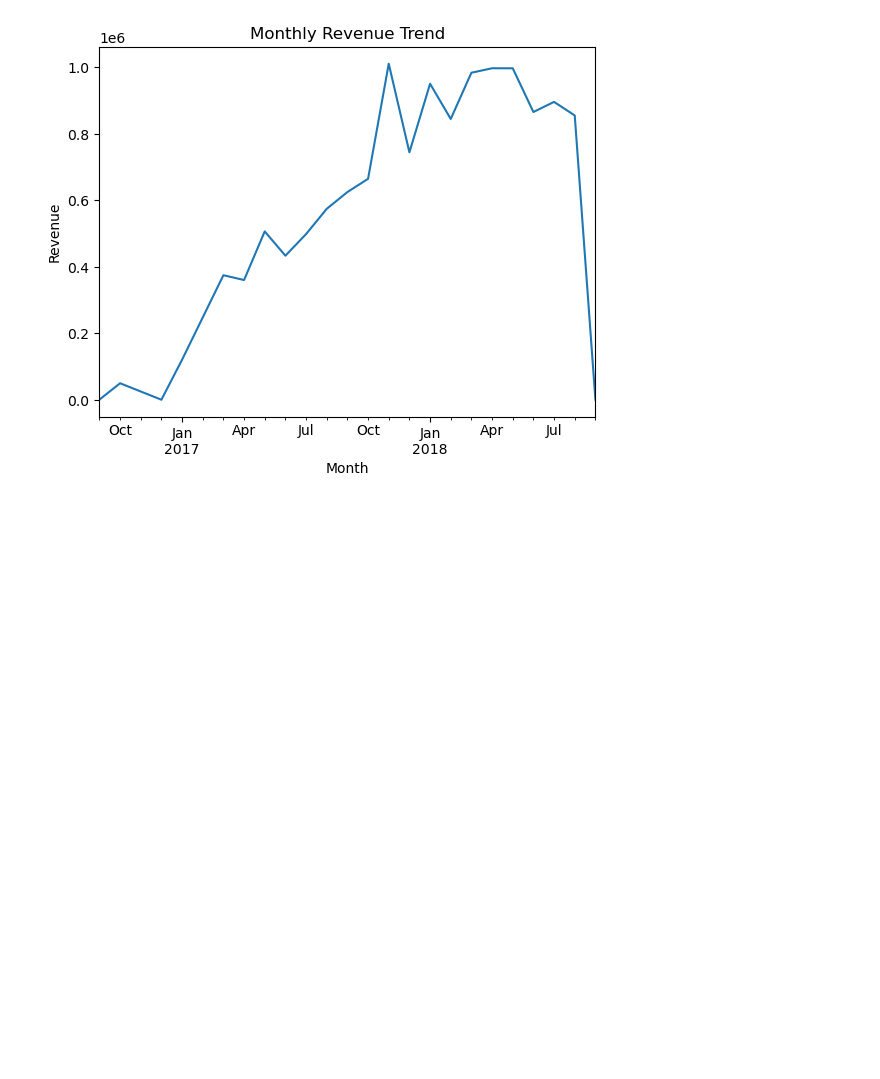
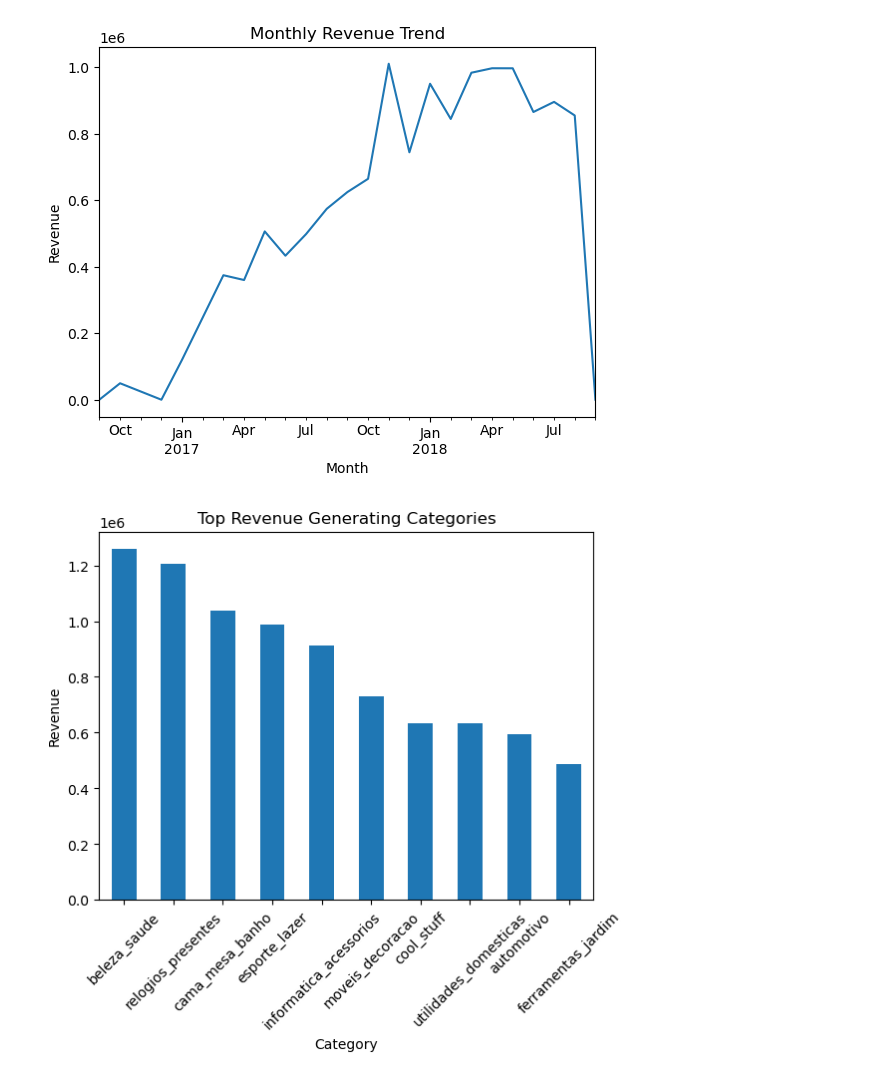
Before and after one commit to asvarshini/AI_Smart_Ecommerce_Analyzer, a Jupyter notebook: notebooks/eda_analysis.ipynb, the cells around one changed output. Cells and saved outputs as stored; diff of their text form; code cells hidden in the pictures; blank space fills up the shorter version.

Commit message:
EDA: category revenue

```diff
--- a/notebooks/eda_analysis.ipynb
+++ b/notebooks/eda_analysis.ipynb
@@ -267,0 +273,16 @@ plt.show()
+# %%
+df_category_revenue = pd.merge(df_items, df_products, on='product_id')
+# %%
+category_revenue = df_category_revenue.groupby(
+    'product_category_name'
+)['price'].sum().sort_values(ascending=False).head(10)
+# %%
+category_revenue.plot(kind='bar')
+
+plt.title("Top Revenue Generating Categories")
+plt.xlabel("Category")
+plt.ylabel("Revenue")
+plt.xticks(rotation=45)
+plt.show()
+# %% [output]
+[figure, added]
```
Also changed, not shown: parts of 5 cells of this notebook.
